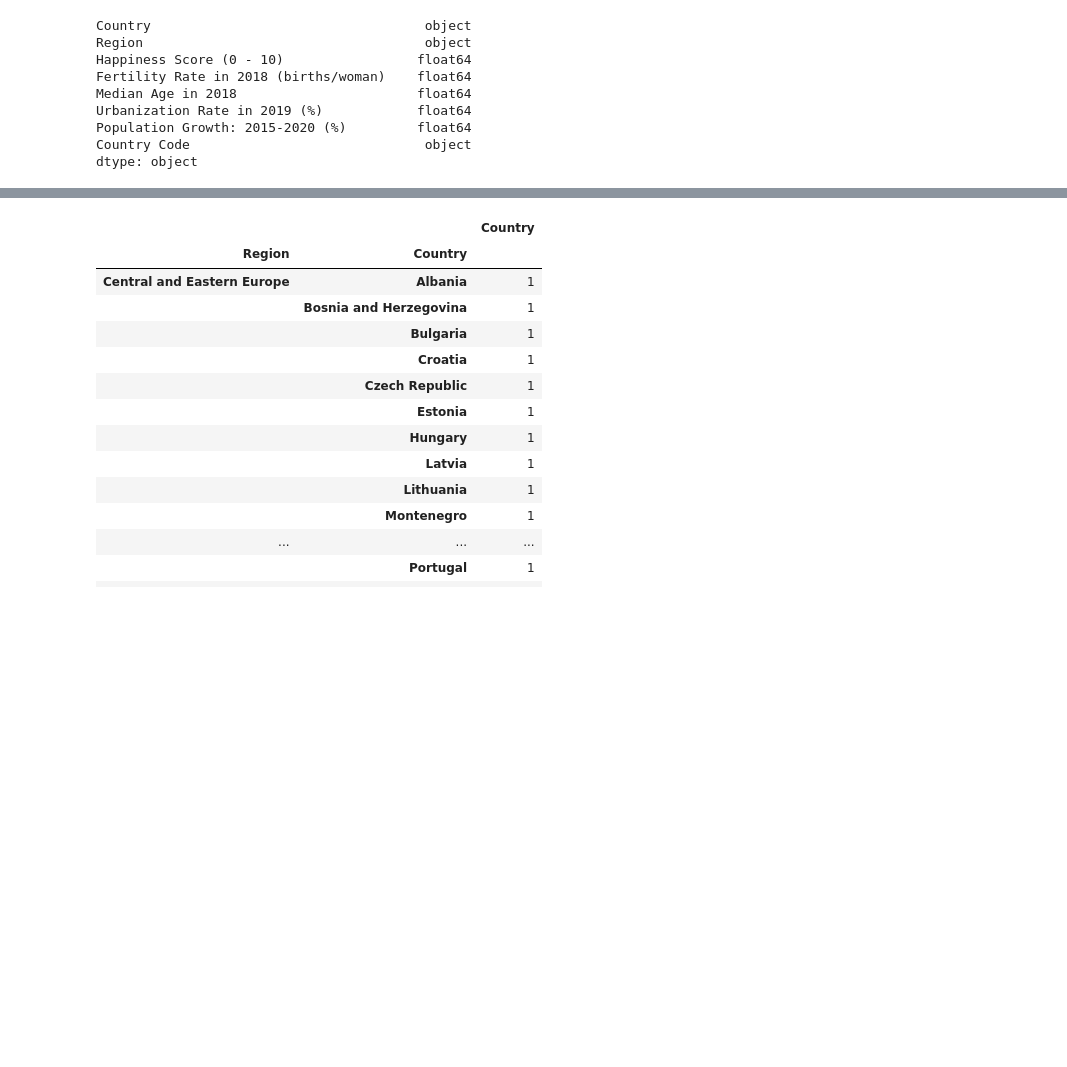
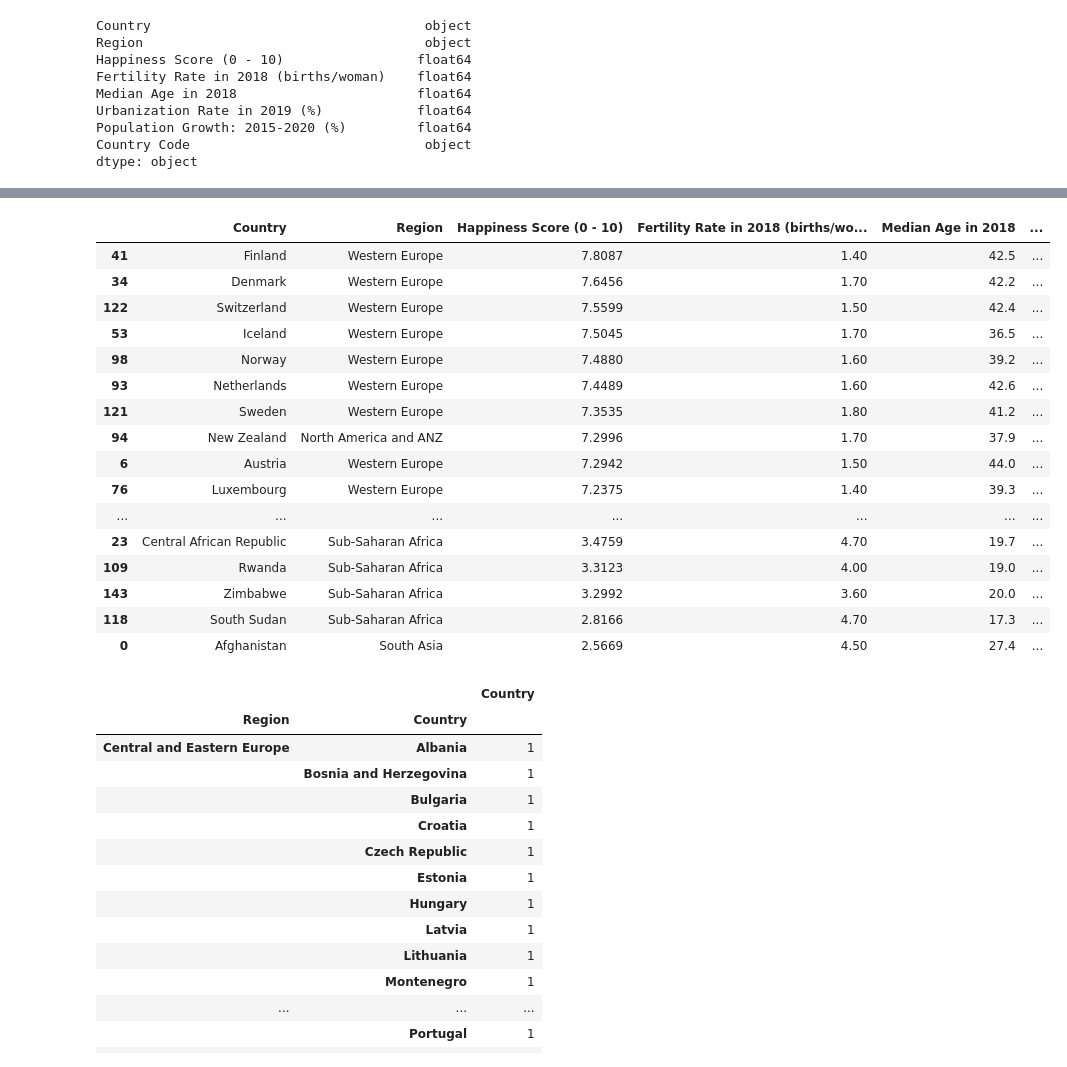
Before and after one commit to vandrade88/data_project, a Jupyter notebook: Complete (for reference).ipynb, the cells around one changed output, grey strips where cells are left out. Cells and saved outputs as stored; diff of their text form; code cells hidden in the pictures; blank space fills up the shorter version.

```diff
--- a/Complete (for reference).ipynb
+++ b/Complete (for reference).ipynb
@@ -343,6 +343,27 @@ main_df
 | 141 | Yemen | Middle East and North Africa | 3.5274 | 3.80 | 19.5 | ... |
 | 142 | Zambia | Sub-Saharan Africa | 3.7594 | 4.60 | 16.8 | ... |
 | 143 | Zimbabwe | Sub-Saharan Africa | 3.2992 | 3.60 | 20.0 | ... |
+# %%
+main_df = main_df.sort_values(by='Happiness Score (0 - 10)', ascending = False)
+main_df
+# %% [output]
+|  | Country | Region | Happiness Score (0 - 10) | Fertility Rate in 2018 (births/wo... | Median Age in 2018 | ... |
+| 41 | Finland | Western Europe | 7.8087 | 1.40 | 42.5 | ... |
+| 34 | Denmark | Western Europe | 7.6456 | 1.70 | 42.2 | ... |
+| 122 | Switzerland | Western Europe | 7.5599 | 1.50 | 42.4 | ... |
+| 53 | Iceland | Western Europe | 7.5045 | 1.70 | 36.5 | ... |
+| 98 | Norway | Western Europe | 7.4880 | 1.60 | 39.2 | ... |
+| 93 | Netherlands | Western Europe | 7.4489 | 1.60 | 42.6 | ... |
+| 121 | Sweden | Western Europe | 7.3535 | 1.80 | 41.2 | ... |
+| 94 | New Zealand | North America and ANZ | 7.2996 | 1.70 | 37.9 | ... |
+| 6 | Austria | Western Europe | 7.2942 | 1.50 | 44.0 | ... |
+| 76 | Luxembourg | Western Europe | 7.2375 | 1.40 | 39.3 | ... |
+| ... | ... | ... | ... | ... | ... | ... |
+| 23 | Central African Republic | Sub-Saharan Africa | 3.4759 | 4.70 | 19.7 | ... |
+| 109 | Rwanda | Sub-Saharan Africa | 3.3123 | 4.00 | 19.0 | ... |
+| 143 | Zimbabwe | Sub-Saharan Africa | 3.2992 | 3.60 | 20.0 | ... |
+| 118 | South Sudan | Sub-Saharan Africa | 2.8166 | 4.70 | 17.3 | ... |
+| 0 | Afghanistan | South Asia | 2.5669 | 4.50 | 27.4 | ... |
 # %%
 region_groupby = main_df.groupby('Region', as_index = True)['Country']#.value_counts()
 region_counts = pd.DataFrame(region_groupby.value_counts())
```
Also changed, not shown: 1 other file.
